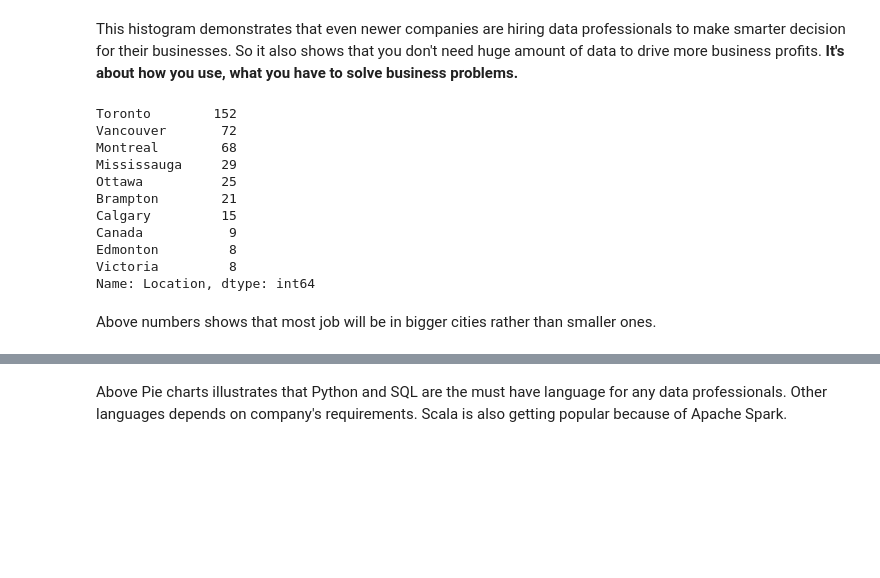
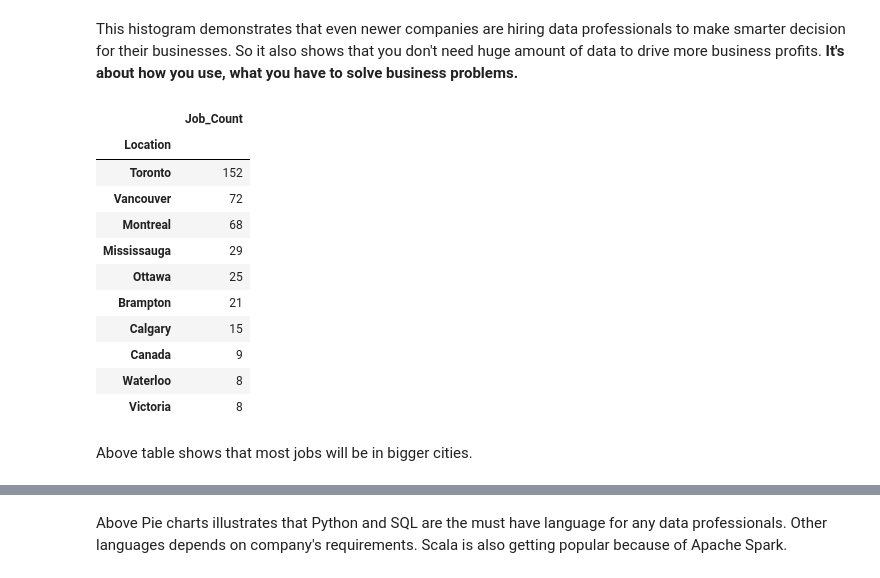
Before and after one commit to Jenil245/DataScientists_JobAnalysis, a Jupyter notebook: data_visualization.ipynb, the cells around one changed output, grey strips where cells are left out. Drawn from its saved outputs; the diff is of its cells as text; code cells hidden in the pictures; blank space fills up the shorter version.

```diff
--- a/data_visualization.ipynb
+++ b/data_visualization.ipynb
@@ -153,22 +154,24 @@ fig.show()
 [interactive output not drawn]
 # %% [markdown]
 This histogram demonstrates that even newer companies are hiring data professionals to make smarter decision for their businesses. So it also shows that you don't need huge amount of data to drive more business profits. <b>It's about how you use, what you have to solve business problems.</b>
-# %%
-data['Location'].value_counts()[:10]
-# %% [output]
-Toronto        152
-Vancouver       72
-Montreal        68
-Mississauga     29
-Ottawa          25
-Brampton        21
-Calgary         15
-Canada           9
-Edmonton         8
-Victoria         8
-Name: Location, dtype: int64
+# %%
+pd.pivot_table(data, index =['Location'],values='Company_Age', aggfunc='count').sort_values(
+    'Company_Age', ascending = False).rename(columns={'Company_Age':'Job_Count'})[:10]
+# %% [output]
+|  | Job_Count |
+| Location |  |
+| Toronto | 152 |
+| Vancouver | 72 |
+| Montreal | 68 |
+| Mississauga | 29 |
+| Ottawa | 25 |
+| Brampton | 21 |
+| Calgary | 15 |
+| Canada | 9 |
+| Waterloo | 8 |
+| Victoria | 8 |
 # %% [markdown]
-Above numbers shows that most job will be in bigger cities rather than smaller ones.
+Above table shows that most jobs will be in bigger cities.
 # %%
 specs = [[{'type':'domain'}, {'type':'domain'}], [{'type':'domain'}, {'type':'domain'}]]
 
```
Also changed, not shown: parts of 12 cells of this notebook.
